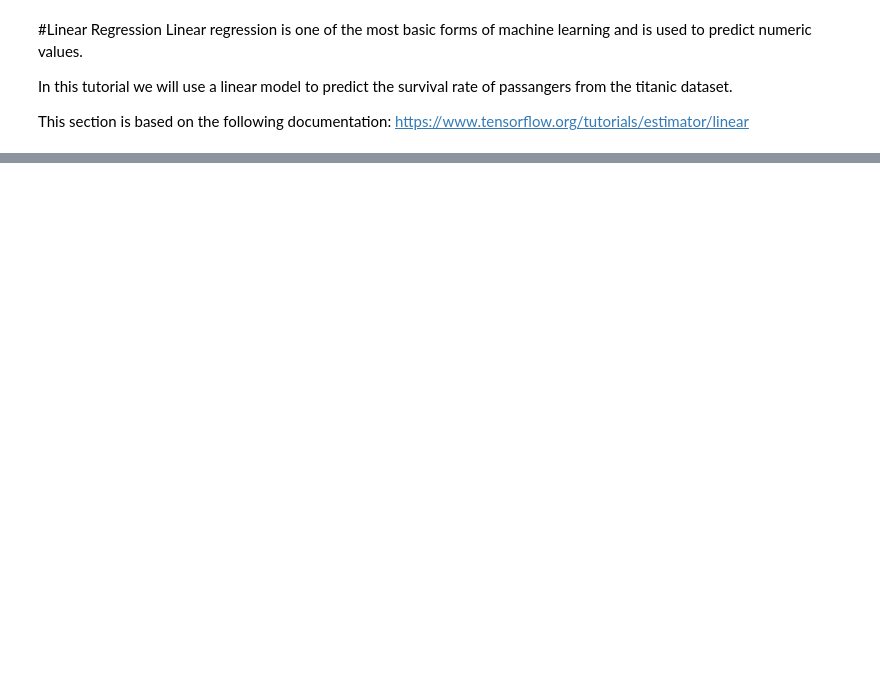
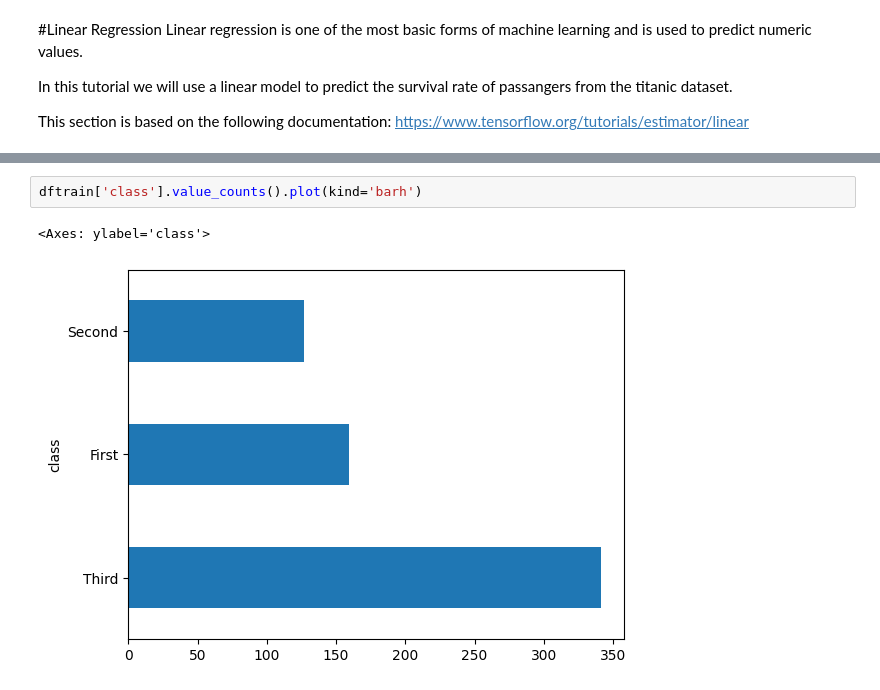
Before and after one commit to NimsW20/TensorFlow-Tutorial, a Jupyter notebook: TF_Core_Learning_Algorithms.ipynb, the cells around one changed output, grey strips where cells are left out. Cells and saved outputs as stored; diff of their text form; blank space fills up the shorter version.

```diff
--- a/TF_Core_Learning_Algorithms.ipynb
+++ b/TF_Core_Learning_Algorithms.ipynb
@@ -27,0 +145,5 @@ Let's take an example of a data set with one feature and one label.
+# %%
+dftrain['class'].value_counts().plot(kind='barh')
+# %% [output]
+<Axes: ylabel='class'>
+[figure, added]
```
Also changed, not shown: parts of 36 cells of this notebook.
